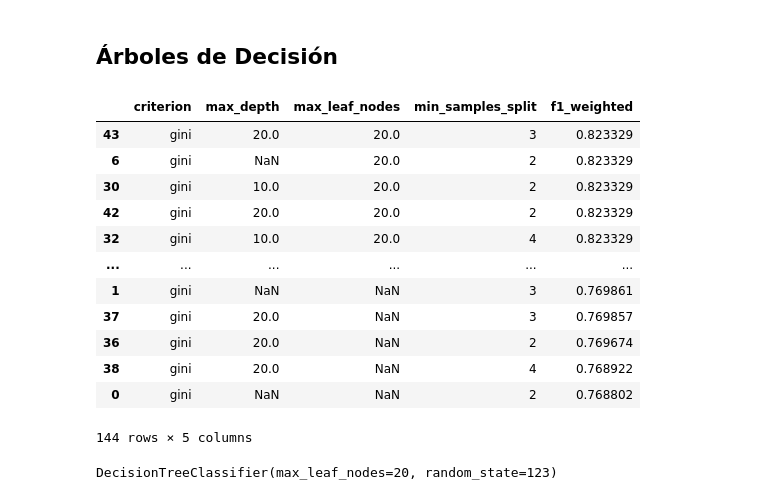
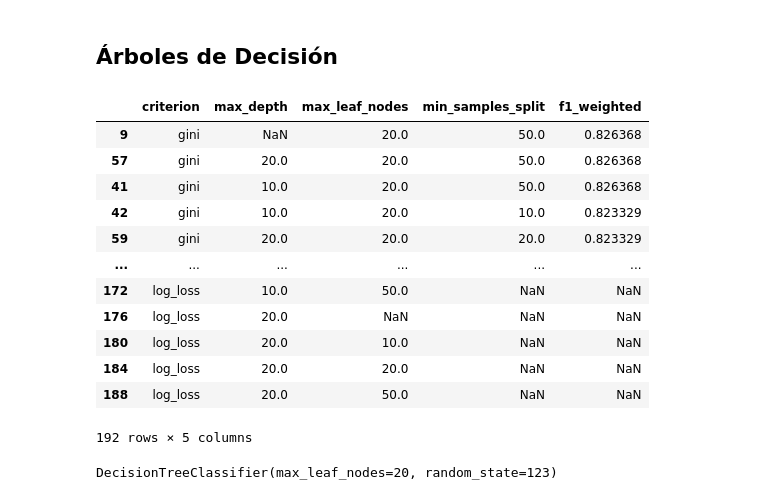
Before and after one commit to Tomaslopera/Telco_Classification, a Jupyter notebook: telco.ipynb, the cells around one changed output. Cells and saved outputs as stored; diff of their text form; code cells hidden in the pictures.

```diff
--- a/telco.ipynb
+++ b/telco.ipynb
@@ -489,12 +519,11 @@ dtype: float64
 # %%
 import sklearn.metrics as metrics
 # %%
-
 ks = range(1, X_train.shape[1] + 1)
 results = []
 for k in ks:
     topk = feature_importance.index[:k]
-    gb_k = GradientBoostingClassifier(n_estimators=20, random_state=42)
+    gb_k = modelo
     gb_k.fit(X_train[topk], y_train)
     pred = gb_k.predict(X_test[topk])
     results.append((k, metrics.accuracy_score(y_test, pred), metrics.f1_score(y_test, pred, average="binary", pos_label="Yes")))
@@ -516 +545,5 @@ F1: 0.6505771248688352
 Rasgos seleccionados: ['Number of Referrals', 'Contract_Month-to-Month', 'Tenure in Months', 'Monthly Charge', 'Contract_Two Year', 'Dependents_Yes', 'Zip Code', 'Age', 'Payment Method_Credit Card', ' ...
+# %%
+cum = (feature_importance / feature_importance.sum()).cumsum()
+topk = cum.index[cum <= 0.95]
+topk
@@ -567,7 +612,7 @@ def evaluar_modelos(models, X_train, Y_train, X_test, Y_test):
 from sklearn.linear_model import LogisticRegression
 
 modelo_1 = LogisticRegression(solver = 'saga', random_state=123)
-param_grid = {'penalty': ['l1', 'l2', 'elasticnet'], 'C': [20, 30, 40, 50,75]}
+param_grid = {'penalty': ['l1', 'l2', 'elasticnet'], 'C': [100, 200, 300]}
 
 clf_1 = GridSearchCV(estimator=modelo_1, param_grid=param_grid, cv=5, scoring='f1_weighted')
 clf_1.fit(X_train[topk], y_train)
@@ -604,7 +643,7 @@ LogisticRegression(C=20, penalty='l1', random_state=123, solver='saga')
 from sklearn.neighbors import KNeighborsClassifier
 
 modelo_2 = KNeighborsClassifier()
-param_grid = {'n_neighbors': [2 ,3, 5], 'p': [1, 2]} # 1 es manhattan y 2 es euclidiana
+param_grid = {'n_neighbors': [2 , 3, 5, 11, 17, 19], 'p': [1, 2]}
 clf_2 = GridSearchCV(modelo_2, param_grid, cv=5, scoring='f1_weighted')
 clf_2.fit(X_train[topk], y_train)
 
@@ -630,33 +675,33 @@ KNeighborsClassifier(p=1)
 # %%
 from sklearn.tree import DecisionTreeClassifier, plot_tree
 
 modelo_3 = DecisionTreeClassifier(random_state=123)
 
 param_grid = {'criterion': ['gini', 'entropy', 'log_loss'],
               'max_depth': [None, 5, 10, 20],
-              'min_samples_split': [2, 3, 4], #
+              'min_samples_split': [None, 50, 10, 20], #
               'max_leaf_nodes': [None, 10, 20, 50]}
 
-clf_3 = GridSearchCV(estimator=modelo_3, param_grid=param_grid, cv=3, scoring='f1_weighted') # cv tiene que ver con la complegidad
+clf_3 = GridSearchCV(estimator=modelo_3, param_grid=param_grid, cv=3, scoring='f1_weighted') # cv tiene que ver con la complejidad
 clf_3.fit(X_train[topk], y_train)
 
 validation = pd.concat([pd.DataFrame(clf_3.cv_results_['params']),
                         pd.DataFrame(clf_3.cv_results_['mean_test_score'], columns=['f1_weighted'])], axis=1)
 validation.sort_values(by='f1_weighted', ascending=False)
 # %% [output]
 |  | criterion | max_depth | max_leaf_nodes | min_samples_split | f1_weighted |
-| 43 | gini | 20.0 | 20.0 | 3 | 0.823329 |
-| 6 | gini | NaN | 20.0 | 2 | 0.823329 |
-| 30 | gini | 10.0 | 20.0 | 2 | 0.823329 |
-| 42 | gini | 20.0 | 20.0 | 2 | 0.823329 |
-| 32 | gini | 10.0 | 20.0 | 4 | 0.823329 |
+| 9 | gini | NaN | 20.0 | 50.0 | 0.826368 |
+| 57 | gini | 20.0 | 20.0 | 50.0 | 0.826368 |
+| 41 | gini | 10.0 | 20.0 | 50.0 | 0.826368 |
+| 42 | gini | 10.0 | 20.0 | 10.0 | 0.823329 |
+| 59 | gini | 20.0 | 20.0 | 20.0 | 0.823329 |
 | ... | ... | ... | ... | ... | ... |
-| 1 | gini | NaN | NaN | 3 | 0.769861 |
-| 37 | gini | 20.0 | NaN | 3 | 0.769857 |
-| 36 | gini | 20.0 | NaN | 2 | 0.769674 |
-| 38 | gini | 20.0 | NaN | 4 | 0.768922 |
-| 0 | gini | NaN | NaN | 2 | 0.768802 |
+| 172 | log_loss | 10.0 | 50.0 | NaN | NaN |
+| 176 | log_loss | 20.0 | NaN | NaN | NaN |
+| 180 | log_loss | 20.0 | 10.0 | NaN | NaN |
+| 184 | log_loss | 20.0 | 20.0 | NaN | NaN |
+| 188 | log_loss | 20.0 | 50.0 | NaN | NaN |
-144 rows × 5 columns
+192 rows × 5 columns
 # %%
 modelo_3 = clf_3.best_estimator_
 modelos.append(('Árbol de Decisión', modelo_3))
```
Also changed, not shown: parts of 12 cells of this notebook.
